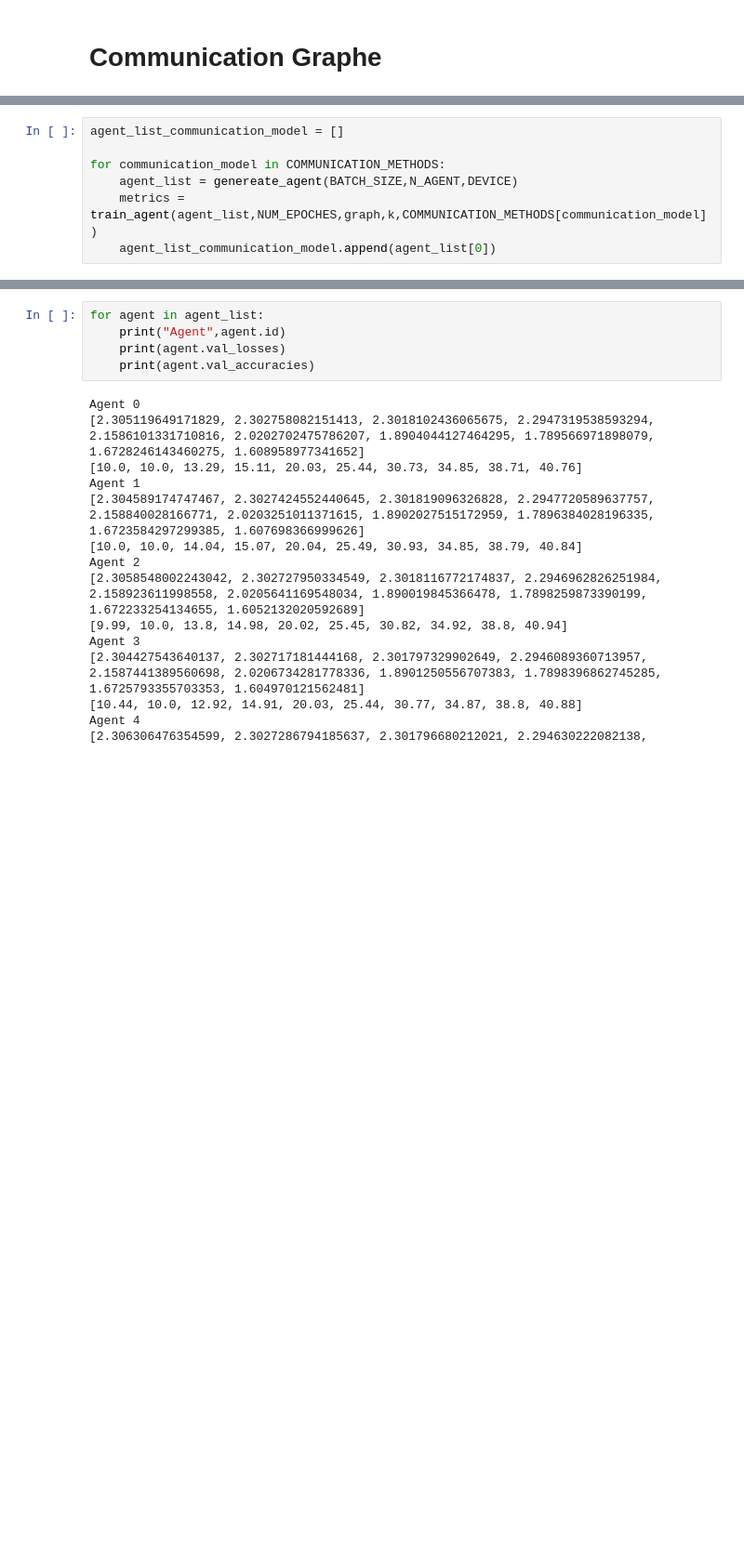
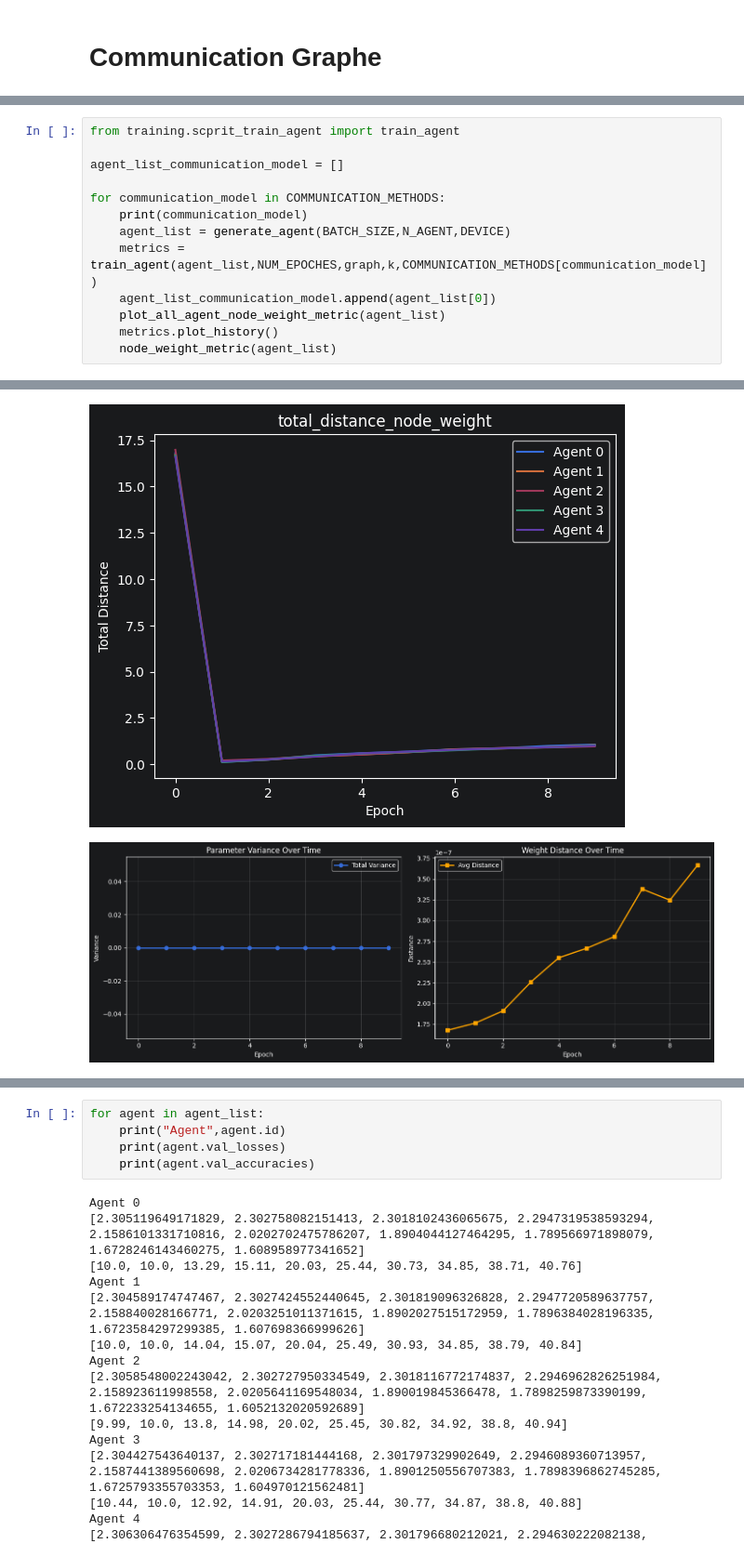
Before and after one commit to R-Florent/IA_A_-_Z, a Jupyter notebook: main.ipynb, the cells around one changed output, grey strips where cells are left out. Shown at 93% size. Saved outputs shown, nothing was run; the diff lists cells and outputs as text; blank space fills up the shorter version.

```diff
--- a/main.ipynb
+++ b/main.ipynb
@@ -104,8 +138,14 @@ for communication_model in COMMUNICATION_METHODS:
 # %%
+from training.scprit_train_agent import train_agent
+
 agent_list_communication_model = []
 
 for communication_model in COMMUNICATION_METHODS:
-    agent_list = genereate_agent(BATCH_SIZE,N_AGENT,DEVICE)
+    print(communication_model)
+    agent_list = generate_agent(BATCH_SIZE,N_AGENT,DEVICE)
     metrics = train_agent(agent_list,NUM_EPOCHES,graph,k,COMMUNICATION_METHODS[communication_model])
     agent_list_communication_model.append(agent_list[0])
+    plot_all_agent_node_weight_metric(agent_list)
+    metrics.plot_history()
+    node_weight_metric(agent_list)
 # %% [output]
@@ -128 +168,3 @@ Model4 - Acc:45.64 % - Loss:1.4902009000778198 %
 Les modèles ont fini l'entraînement
+[figure, added]
+[figure, added]
```
Also changed, not shown: parts of 11 cells of this notebook, 7 other files.
